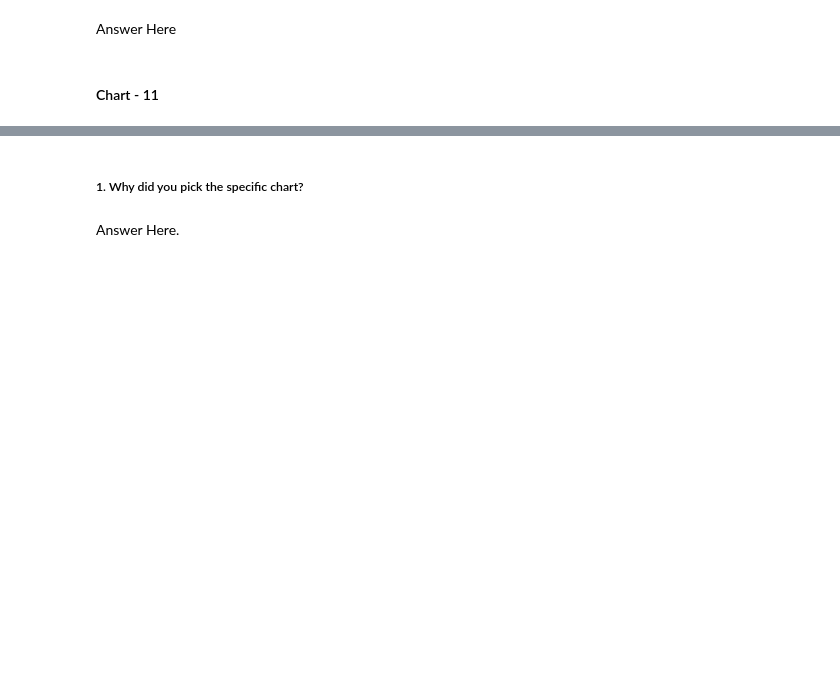
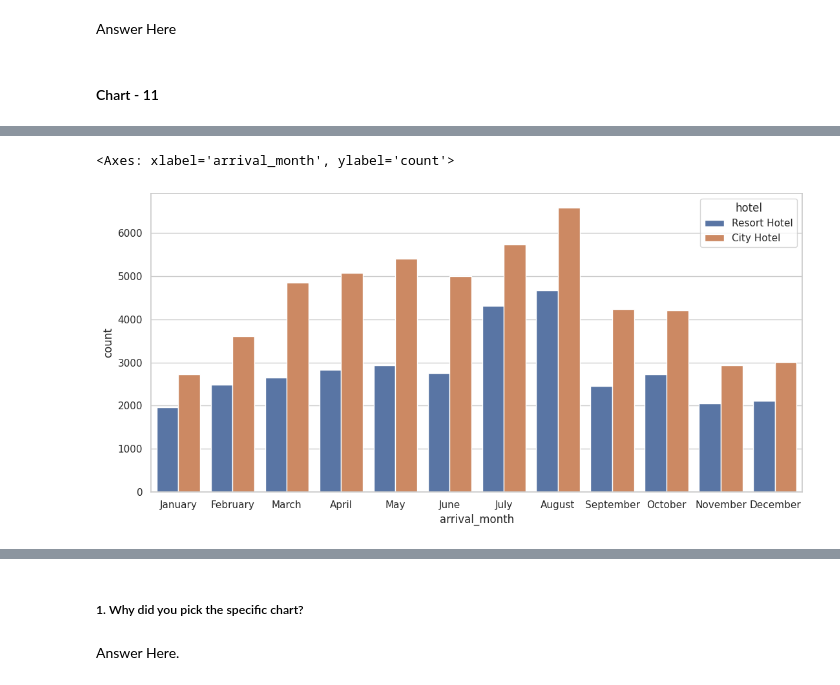
Before and after one commit to Praveen190-jap/Booking.com---Hotel-Booking-Analysis, a Jupyter notebook: Copy_of_Sample_EDA_Submission_Template.ipynb, the cells around one changed output, grey strips where cells are left out. Drawn from its saved outputs; the diff is of its cells as text; code cells hidden in the pictures; blank space fills up the shorter version.

```diff
--- a/Copy_of_Sample_EDA_Submission_Template.ipynb
+++ b/Copy_of_Sample_EDA_Submission_Template.ipynb
@@ -541,2 +832,9 @@ d.head()
+# %%
+plt.figure(figsize=(13,6))
+months = ["January", "February", "March", "April", "May", "June", "July", "August", "September", "October", "November", "December"]
+sns.countplot(x='arrival_month', hue='hotel',order=months, data = dfcpy)
+# %% [output]
+<Axes: xlabel='arrival_month', ylabel='count'>
+[figure, added]
 # %%
 plt.figure(figsize=(13,5))
```
Also changed, not shown: parts of 68 cells of this notebook.
